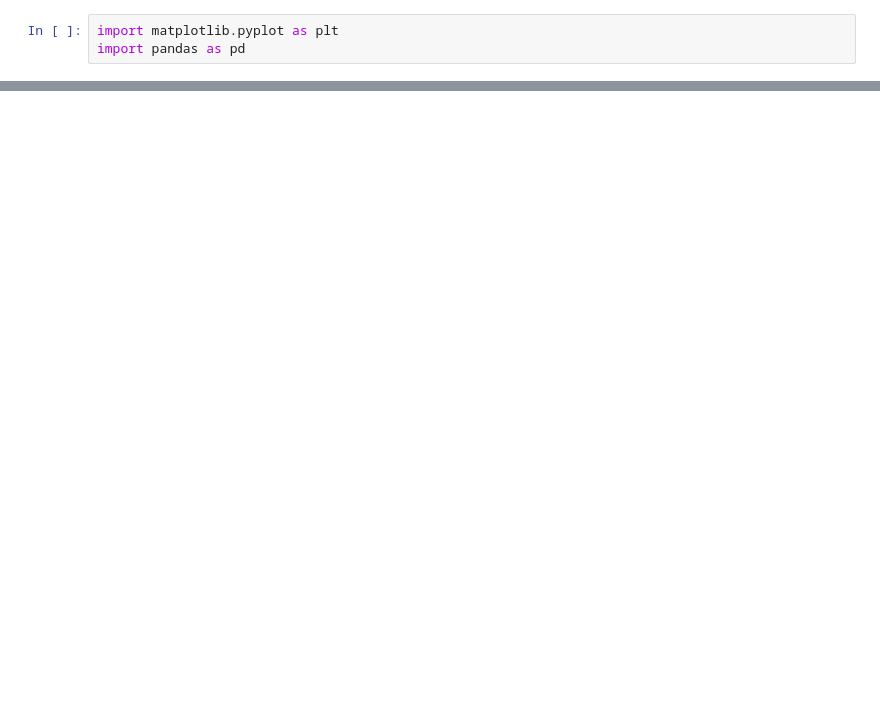
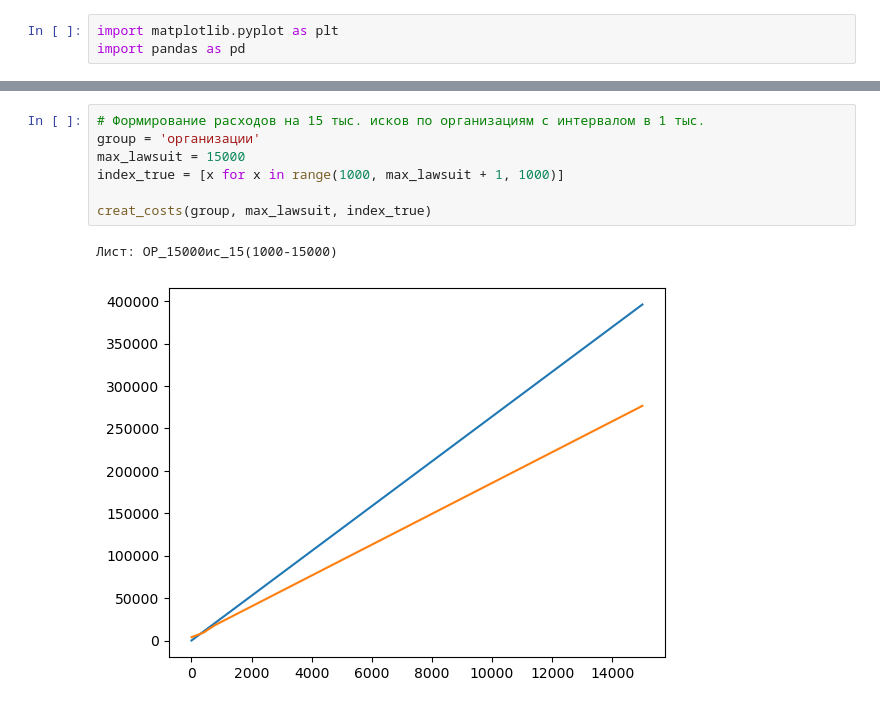
Before and after one commit to ArgentovS/Delegat, a Jupyter notebook: effect_delegat.ipynb, the cells around one changed output, grey strips where cells are left out. Cells and saved outputs as stored; diff of their text form; blank space fills up the shorter version.

```diff
--- a/effect_delegat.ipynb
+++ b/effect_delegat.ipynb
@@ -154,0 +187,10 @@ with pd.ExcelWriter('Графики.xlsx', mode='a',
+# %%
+# Формирование расходов на 15 тыс. исков по организациям с интервалом в 1 тыс.
+group = 'организации'
+max_lawsuit = 15000
+index_true = [x for x in range(1000, max_lawsuit + 1, 1000)]
+
+creat_costs(group, max_lawsuit, index_true)
+# %% [output]
+Лист: ОР_15000ис_15(1000-15000)
+[figure, added]
```
Also changed, not shown: parts of 28 cells of this notebook, 5 other files.
